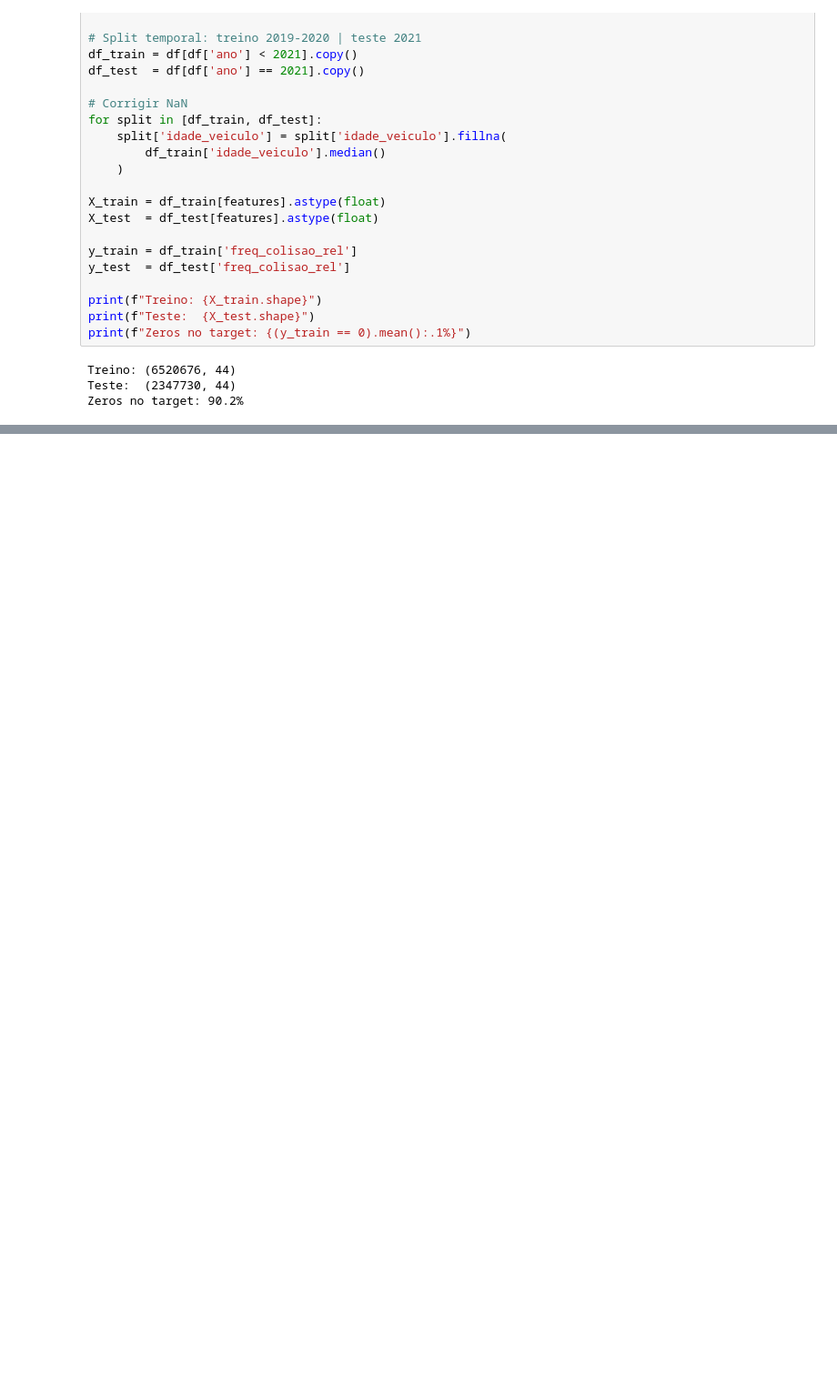
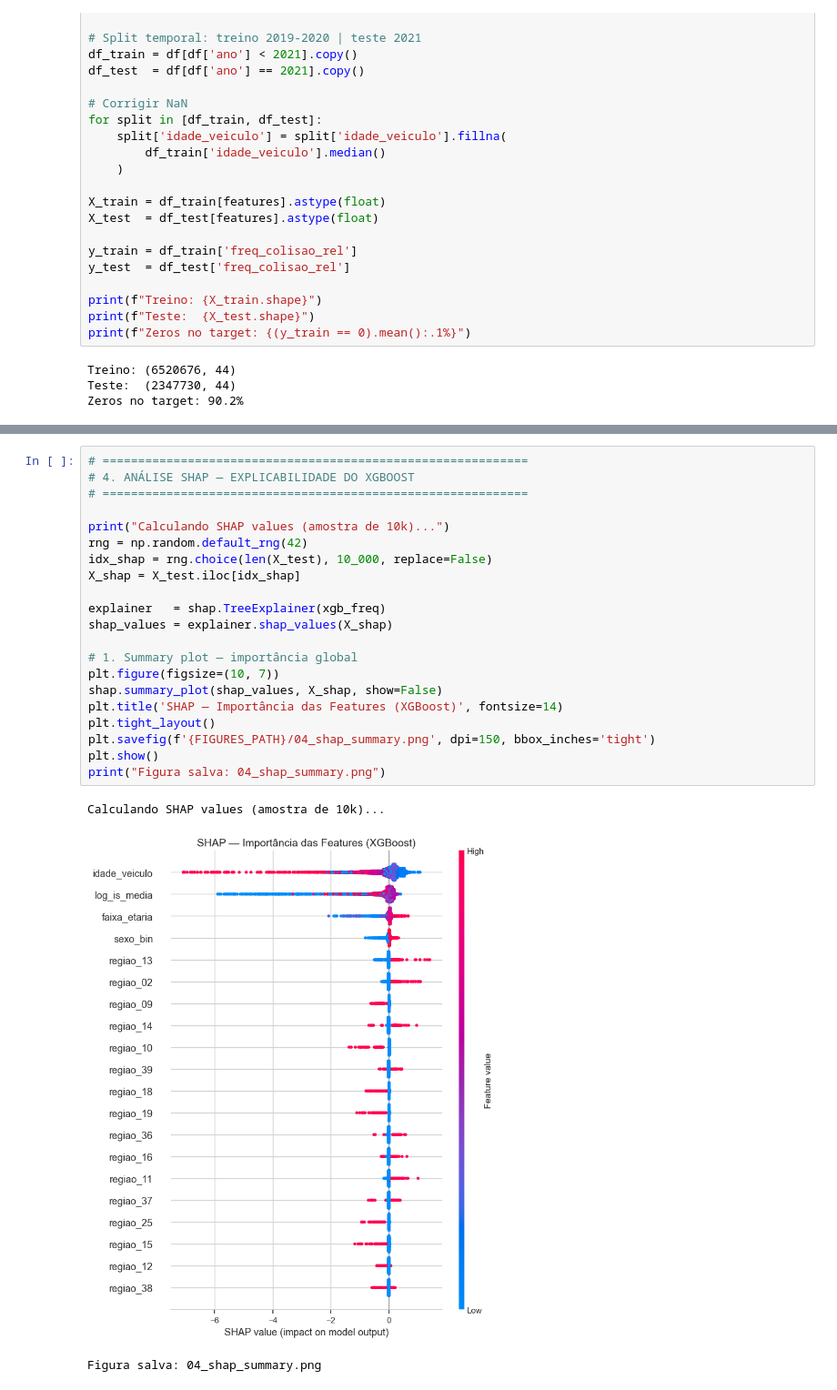
Before and after one commit to arthurpmotta02/insurance-pricing-susep, a Jupyter notebook: notebooks/04_ml_comparison.ipynb, the cells around one changed output, grey strips where cells are left out. Shown at 91% size. Drawn from its saved outputs; the diff is of its cells as text; blank space fills up the shorter version.

Commit message:
feat: notebook 04 XGBoost e SHAP completos

```diff
--- a/notebooks/04_ml_comparison.ipynb
+++ b/notebooks/04_ml_comparison.ipynb
@@ -94,0 +140,25 @@ print("✓ XGBoost treinado!")
+# %%
+# ============================================================
+# 4. ANÁLISE SHAP — EXPLICABILIDADE DO XGBOOST
+# ============================================================
+
+print("Calculando SHAP values (amostra de 10k)...")
+rng = np.random.default_rng(42)
+idx_shap = rng.choice(len(X_test), 10_000, replace=False)
+X_shap = X_test.iloc[idx_shap]
+
+explainer   = shap.TreeExplainer(xgb_freq)
+shap_values = explainer.shap_values(X_shap)
+
+# 1. Summary plot — importância global
+plt.figure(figsize=(10, 7))
+shap.summary_plot(shap_values, X_shap, show=False)
+plt.title('SHAP — Importância das Features (XGBoost)', fontsize=14)
+plt.tight_layout()
+plt.savefig(f'{FIGURES_PATH}/04_shap_summary.png', dpi=150, bbox_inches='tight')
+plt.show()
+print("Figura salva: 04_shap_summary.png")
+# %% [output]
+Calculando SHAP values (amostra de 10k)...
+[figure, added]
+Figura salva: 04_shap_summary.png
```
Also changed, not shown: parts of 3 cells of this notebook.
